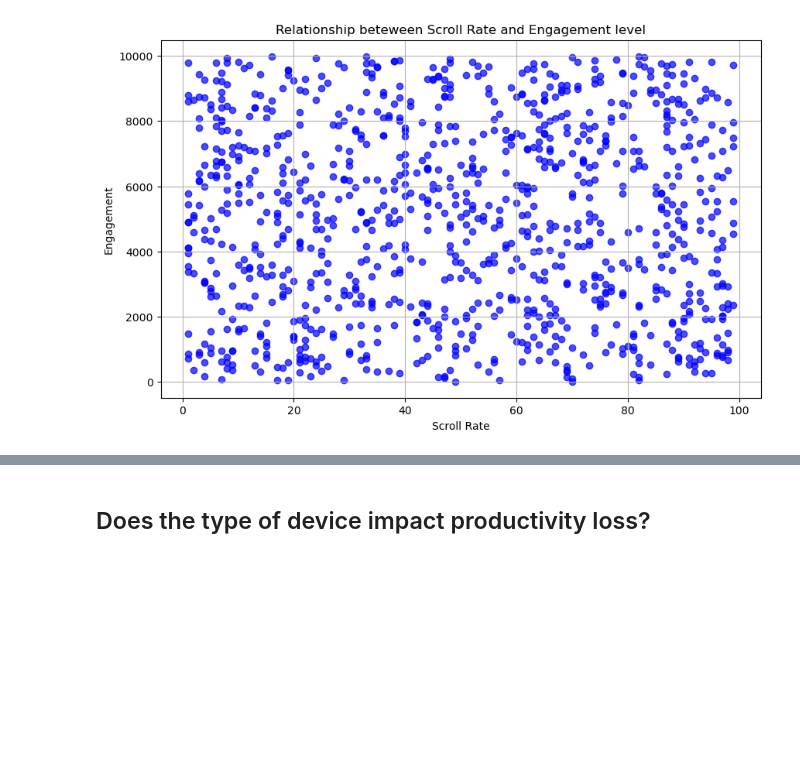
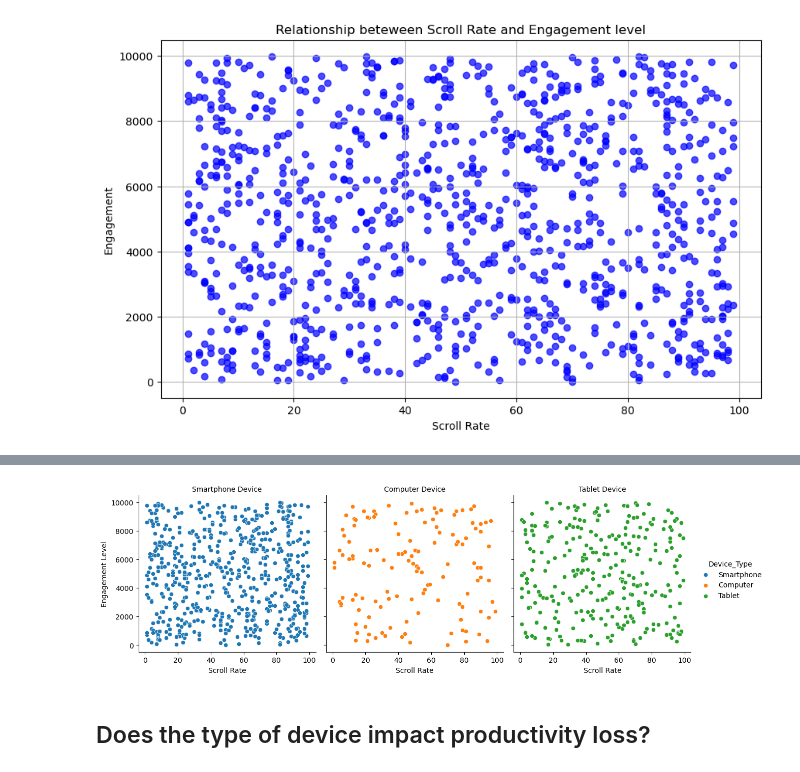
Before and after one commit to wrighang/project_01_team_11, a Jupyter notebook: Team_Eleven_Behavioral_Study.ipynb, the cells around one changed output, grey strips where cells are left out. Cells and saved outputs as stored; diff of their text form; code cells hidden in the pictures; blank space fills up the shorter version.

```diff
--- a/Team_Eleven_Behavioral_Study.ipynb
+++ b/Team_Eleven_Behavioral_Study.ipynb
@@ -1067,3 +1084,18 @@ plt.show()
+# %%
+new_df= pd.DataFrame({
+    'Device_Type': cleaned_dataset_df['Device Type'],
+    'Scroll_Rate': cleaned_dataset_df['Scroll Rate'],
+    'Engagement_Level': cleaned_dataset_df['Engagement']
+})
+facet_scatter = sns.FacetGrid(new_df, col='Device_Type', hue='Device_Type', height=4, aspect=1)
+facet_scatter.map(sns.scatterplot, 'Scroll_Rate', 'Engagement_Level')
+facet_scatter.add_legend()
+
+facet_scatter.set_axis_labels('Scroll Rate', 'Engagement Level')
+facet_scatter.set_titles(col_template='{col_name} Device')
+plt.show()
+# %% [output]
+[figure, added]
 # %% [markdown]
 ## Does the type of device impact productivity loss?
 # %%
```
Also changed, not shown: parts of 8 cells of this notebook, 2 other files.
